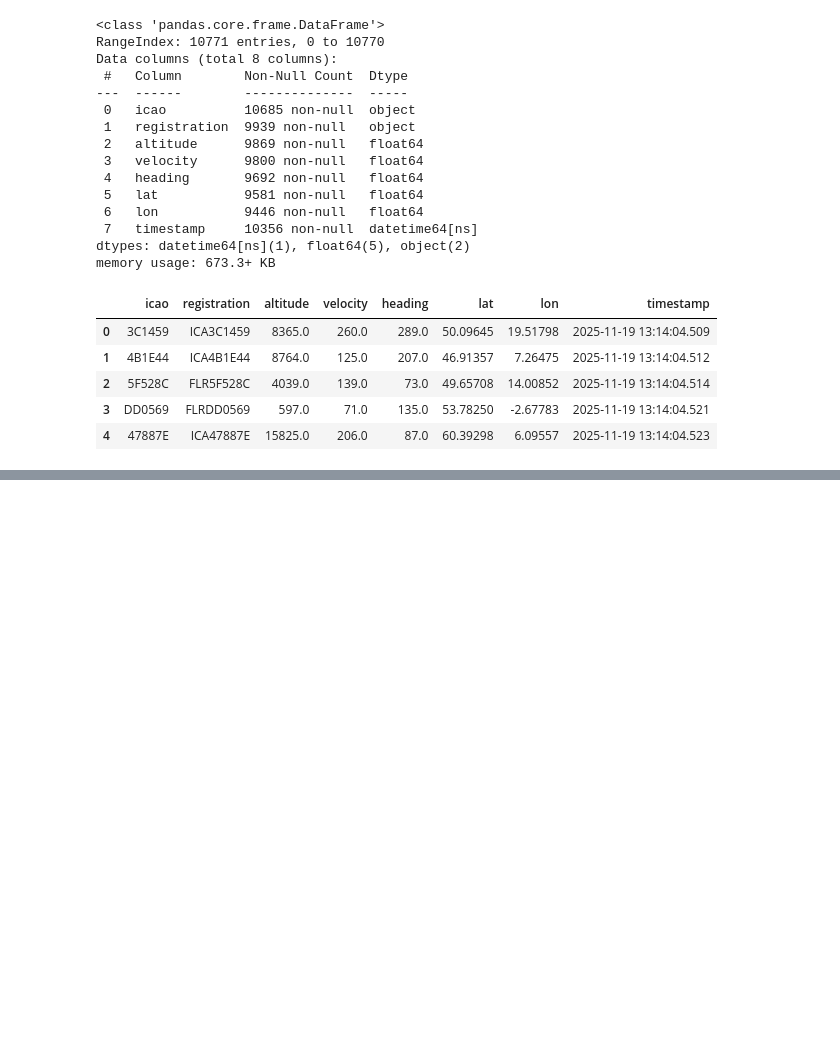
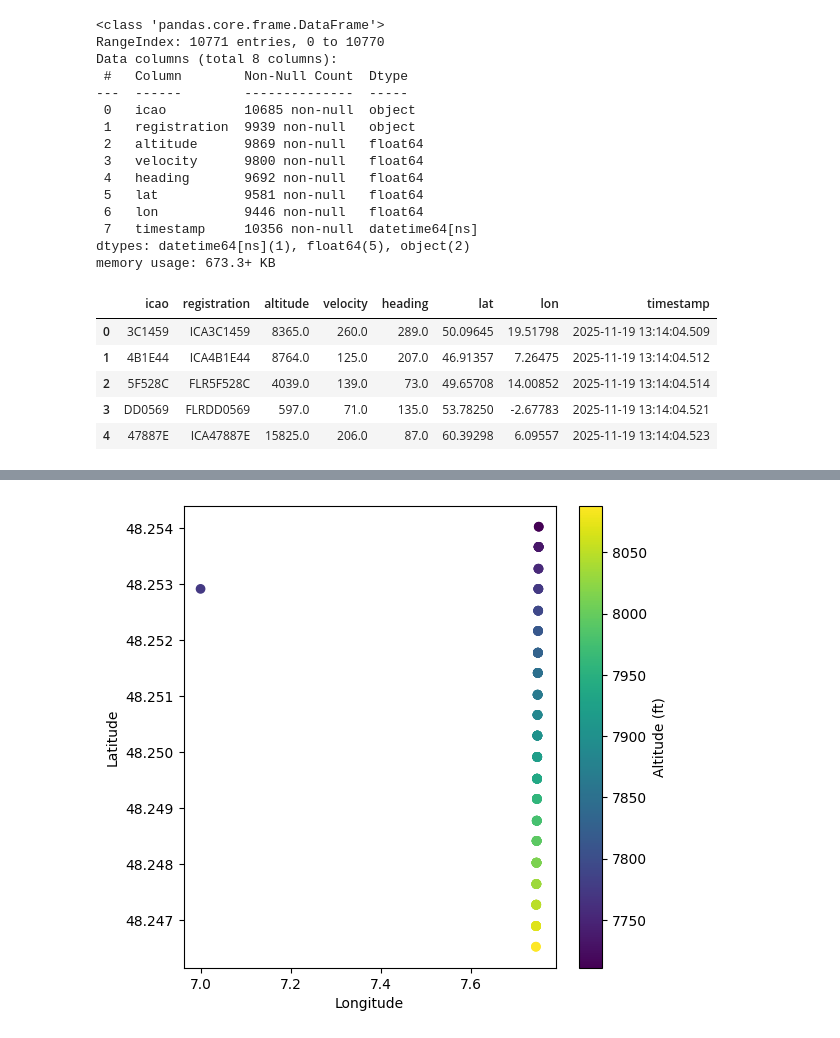
Before and after one commit to MGentieu/Data_analytics_aircraft_messages, a Jupyter notebook: GENTIEU_Martin_TP1.ipynb, the cells around one changed output, grey strips where cells are left out. Drawn from its saved outputs; the diff is of its cells as text; code cells hidden in the pictures; blank space fills up the shorter version.

Commit message:
Visualisation simple de la trajectoire d'un avion

```diff
--- a/GENTIEU_Martin_TP1.ipynb
+++ b/GENTIEU_Martin_TP1.ipynb
@@ -225,3 +225,7 @@ df_parsed.head()
 | 2 | 5F528C | FLR5F528C | 4039.0 | 139.0 | 73.0 | 49.65708 | 14.00852 | 2025-11-19 13:14:04.514 |
 | 3 | DD0569 | FLRDD0569 | 597.0 | 71.0 | 135.0 | 53.78250 | -2.67783 | 2025-11-19 13:14:04.521 |
 | 4 | 47887E | ICA47887E | 15825.0 | 206.0 | 87.0 | 60.39298 | 6.09557 | 2025-11-19 13:14:04.523 |
+# %%
+icao_sample = df_parsed['icao'].value_counts().index[0]
+flight = df_parsed[df_parsed['icao'] == icao_sample].sort_values('timestamp')
+flight.head(15)
@@ -227,0 +249,9 @@ df_parsed.head()
+# %%
+plt.figure(figsize=(6,6))
+plt.scatter(flight['lon'], flight['lat'], c=flight['altitude'], cmap='viridis')
+plt.colorbar(label='Altitude (ft)')
+plt.xlabel('Longitude')
+plt.ylabel('Latitude')
+plt.show()
+# %% [output]
+[figure, added]
```
Also changed, not shown: parts of 3 cells of this notebook.
